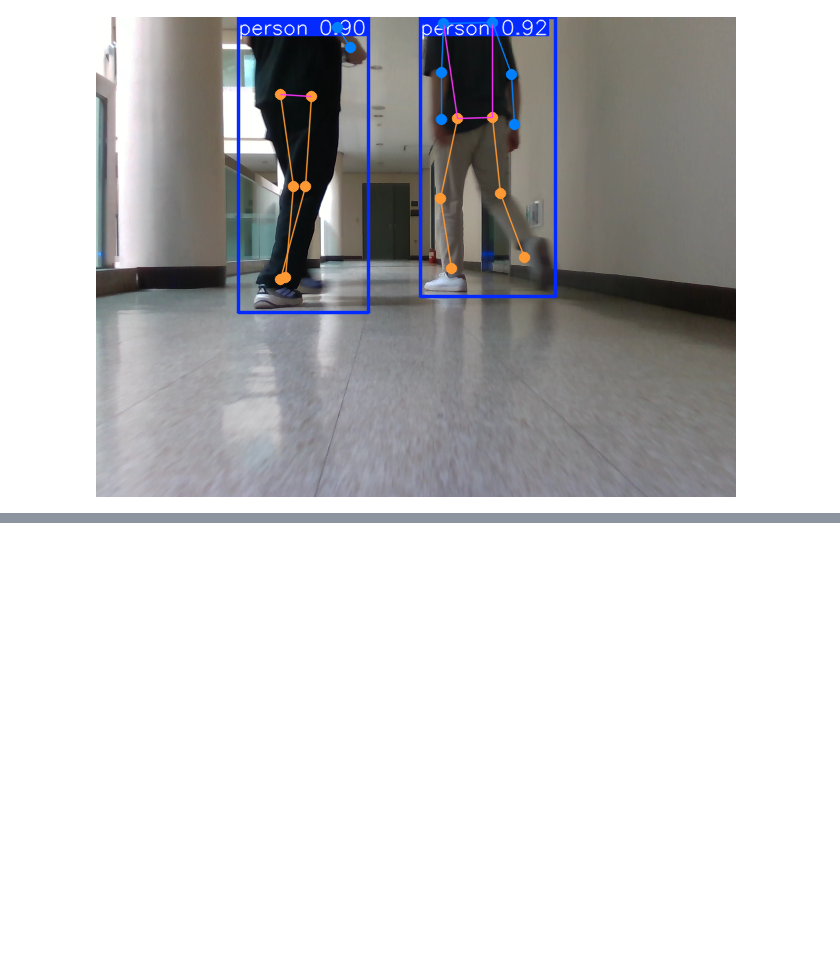
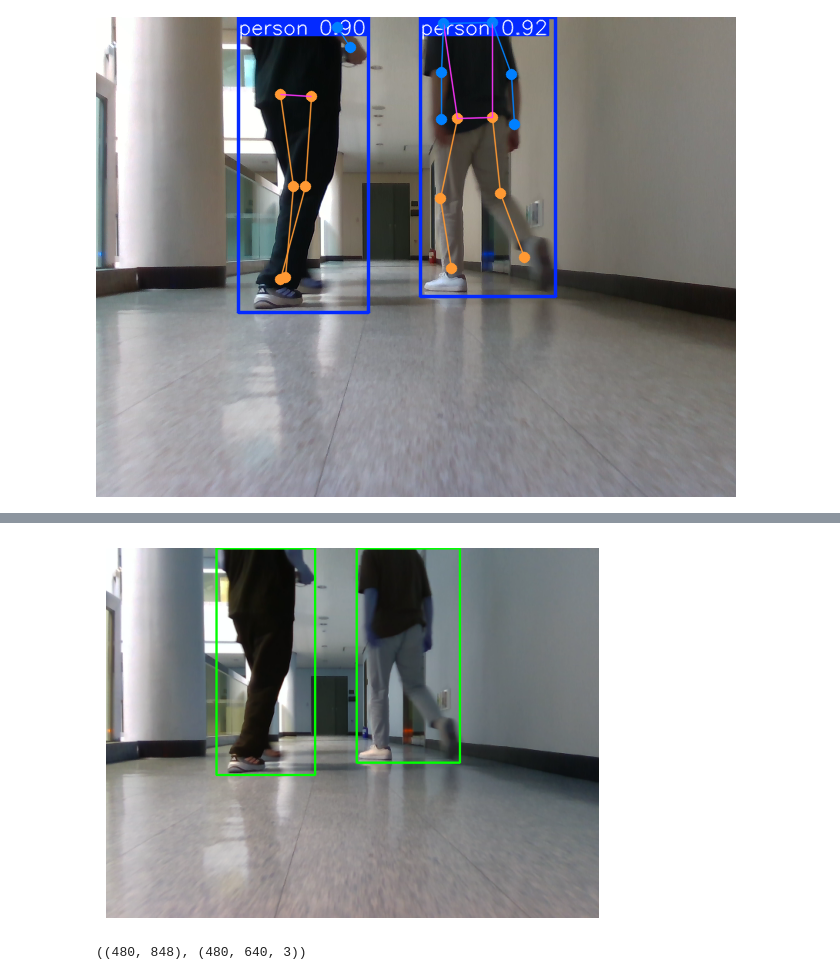
Before and after one commit to LeonardMendicantBias/follow_me_ws, a Jupyter notebook: poc.ipynb, the cells around one changed output, grey strips where cells are left out. Saved outputs shown, nothing was run; the diff lists cells and outputs as text; code cells hidden in the pictures; blank space fills up the shorter version.

```diff
--- a/poc.ipynb
+++ b/poc.ipynb
@@ -124,0 +142,14 @@ positions = _depth_image[_xy[:, 1], _xy[:, 0]]
+# %%
+for bbox, kpts, confs in zip(result.boxes.xywh, result.keypoints.xy, result.keypoints.conf):
+	x, y, w, h = map(int, bbox)
+	cv2.rectangle(image, (x-w//2, y-h//2), (x+w//2, y+h//2), (0, 255, 0), 2)
+
+plt.imshow(image)
+plt.axis('off')  # Hide axes for better visualization
+plt.show()
+# %% [output]
+[figure, added]
+# %%
+depth_image.shape, image.shape
+# %% [output]
+((480, 848), (480, 640, 3))
```
Also changed, not shown: parts of 7 cells of this notebook, 5 other files.
